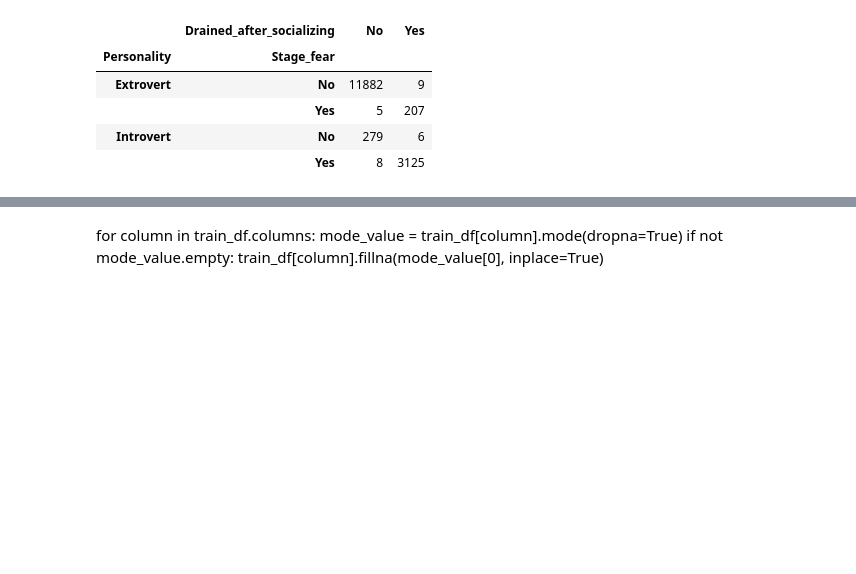
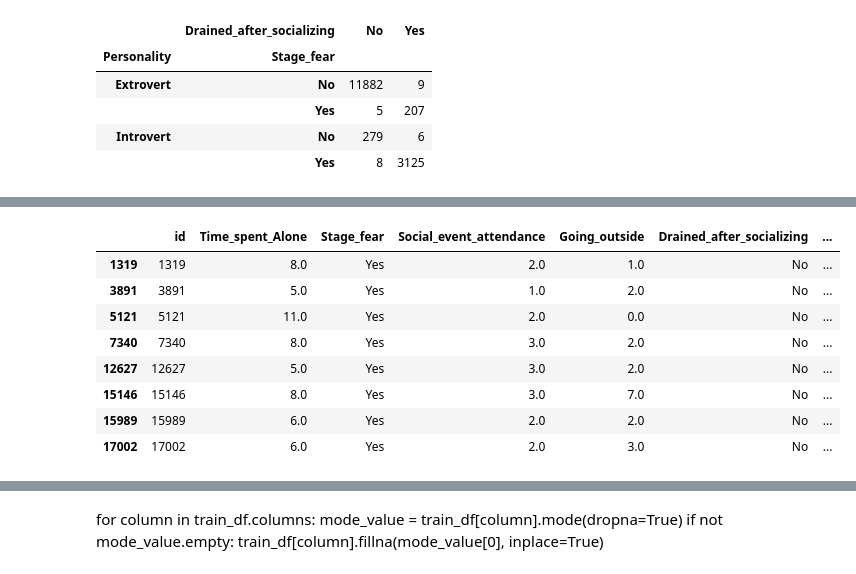
Before and after one commit to PiotrPieciak/LEARN_06_KAGGLE_Predict_Introverts, a Jupyter notebook: notebooks/01_Introverts_and_extroverts_EDA.ipynb, the cells around one changed output, grey strips where cells are left out. Saved outputs shown, nothing was run; the diff lists cells and outputs as text; code cells hidden in the pictures; blank space fills up the shorter version.

```diff
--- a/notebooks/01_Introverts_and_extroverts_EDA.ipynb
+++ b/notebooks/01_Introverts_and_extroverts_EDA.ipynb
@@ -235,0 +251,13 @@ memory usage: 720.0+ bytes
+# %%
+b=train_df[(train_df["Stage_fear"]=='Yes') & (train_df["Drained_after_socializing"]=='No') & (train_df['Personality']=='Introvert') ]
+b
+# %% [output]
+|  | id | Time_spent_Alone | Stage_fear | Social_event_attendance | Going_outside | Drained_after_socializing | ... |
+| 1319 | 1319 | 8.0 | Yes | 2.0 | 1.0 | No | ... |
+| 3891 | 3891 | 5.0 | Yes | 1.0 | 2.0 | No | ... |
+| 5121 | 5121 | 11.0 | Yes | 2.0 | 0.0 | No | ... |
+| 7340 | 7340 | 8.0 | Yes | 3.0 | 2.0 | No | ... |
+| 12627 | 12627 | 5.0 | Yes | 3.0 | 2.0 | No | ... |
+| 15146 | 15146 | 8.0 | Yes | 3.0 | 7.0 | No | ... |
+| 15989 | 15989 | 6.0 | Yes | 2.0 | 2.0 | No | ... |
+| 17002 | 17002 | 6.0 | Yes | 2.0 | 3.0 | No | ... |
```
Also changed, not shown: parts of 9 cells of this notebook.
